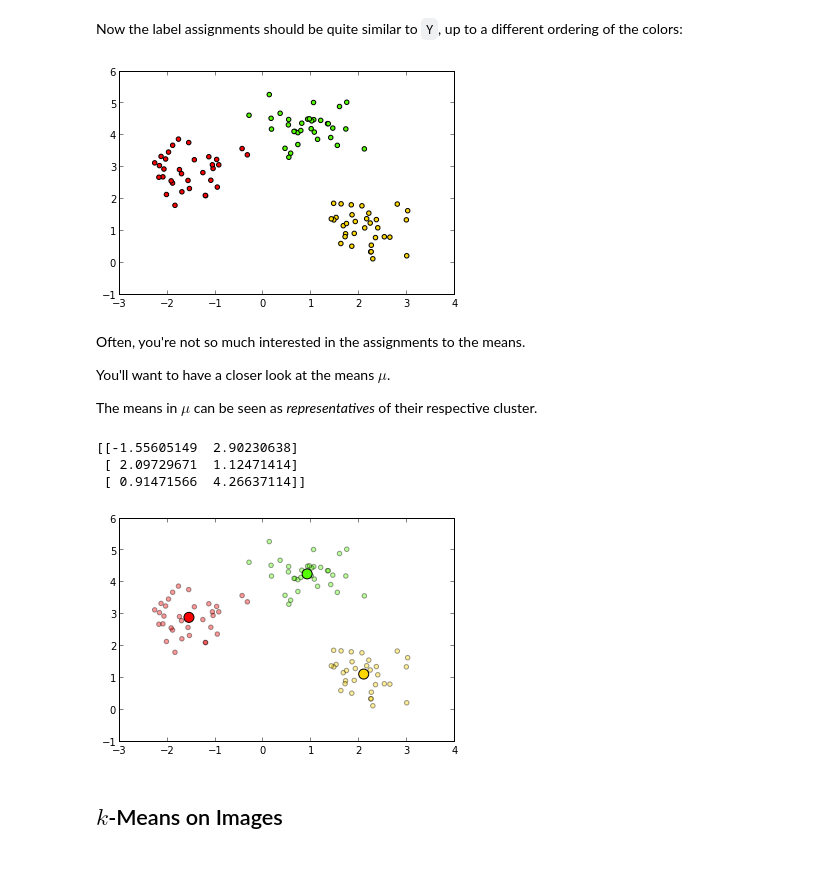
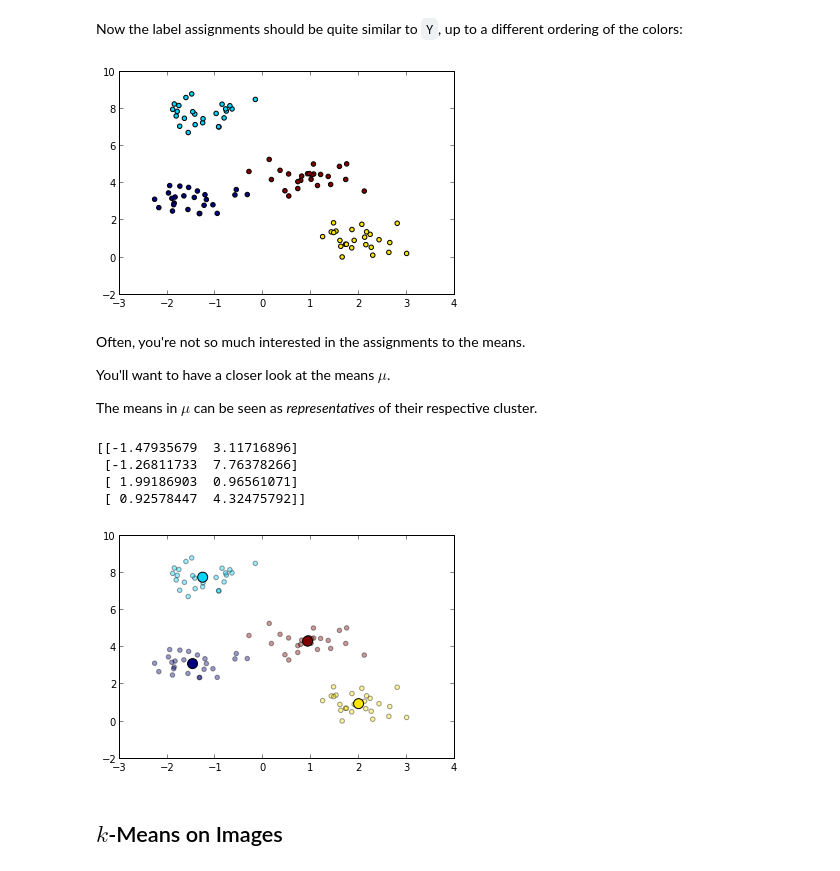
Before and after one commit to temporaer/tutorial_ml_gkbionics, a Jupyter notebook: 2 - KMeans.ipynb, the cells around one changed output. Drawn from its saved outputs; the diff is of its cells as text; code cells hidden in the pictures.

```diff
--- a/2 - KMeans.ipynb
+++ b/2 - KMeans.ipynb
@@ -4,9 +4,9 @@ The kMeans Algorithm
 
 Again, we start by generating some artificial data:
 # %%
-plt.prism()
+plt.jet() # set the color map. When your colors are lost, re-run this.
 import sklearn.datasets as datasets
-X, Y = datasets.make_blobs(cluster_std=0.5, random_state=0)
+X, Y = datasets.make_blobs(centers=4, cluster_std=0.5, random_state=0)
 # %% [markdown]
 As always, we first *plot* the data to get a feeling of what we're dealing with:
 # %%
@@ -31,14 +31,14 @@ You could try to recover it from the data alone.
 This is what the kMeans algorithm does.
 # %%
 from sklearn.cluster import KMeans
-kmeans = KMeans(3, random_state=8)
+kmeans = KMeans(4, random_state=8)
 Y_hat = kmeans.fit(X).labels_
 # %% [markdown]
 Now the label assignments should be quite similar to `Y`, up to a different ordering of the colors:
 # %%
 plt.scatter(X[:,0], X[:,1], c=Y_hat);
 # %% [output]
-[figure, old version]
+[figure, new version]
 # %% [markdown]
 Often, you're not so much interested in the assignments to the means.
 
@@ -48,13 +48,14 @@ The means in $\mu$ can be seen as *representatives* of their respective cluster.
 # %%
 plt.scatter(X[:,0], X[:,1], c=Y_hat, alpha=0.4)
 mu = kmeans.cluster_centers_
-plt.scatter(mu[:,0], mu[:,1], s=100, c=[0,1,2])
+plt.scatter(mu[:,0], mu[:,1], s=100, c=np.unique(Y_hat))
 print mu
 # %% [output]
-[[-1.55605149  2.90230638]
- [ 2.09729671  1.12471414]
- [ 0.91471566  4.26637114]]
+[[-1.47935679  3.11716896]
+ [-1.26811733  7.76378266]
+ [ 1.99186903  0.96561071]
+ [ 0.92578447  4.32475792]]
-[figure, old version]
+[figure, new version]
 # %% [markdown]
 ## $k$-Means on Images
 # %% [markdown]
```
Also changed, not shown: parts of 3 cells of this notebook.
